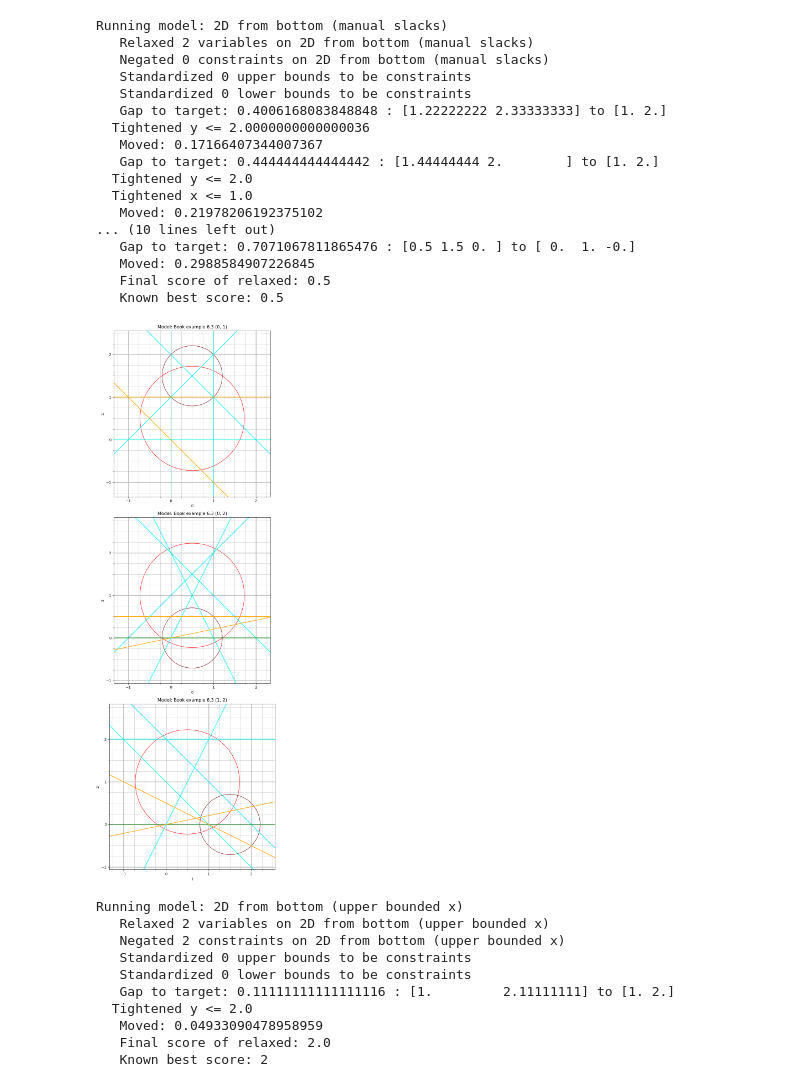
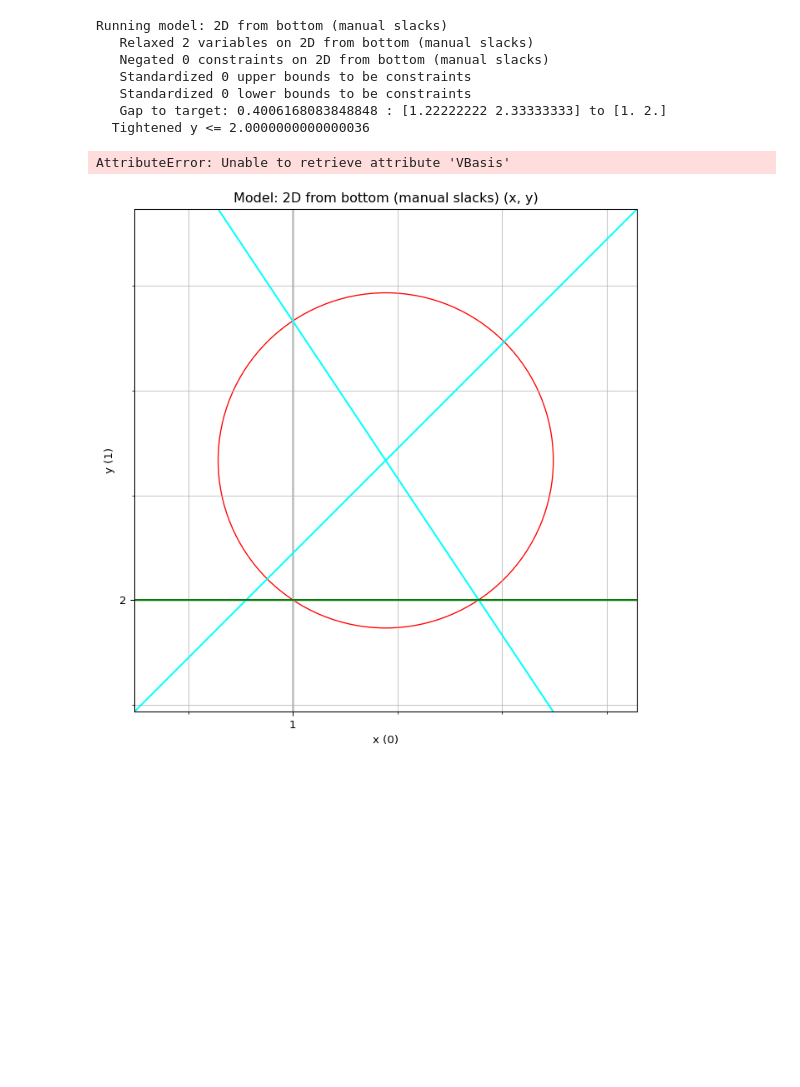
Before and after one commit to BrannonKing/intersection_cuts, a Jupyter notebook: main_nearest_feasible.ipynb, the cells around one changed output. Drawn from its saved outputs; the diff is of its cells as text; code cells hidden in the pictures; blank space fills up the shorter version.

```diff
--- a/main_nearest_feasible.ipynb
+++ b/main_nearest_feasible.ipynb
@@ -34,9 +34,9 @@ def add_balas_ball_cut(relaxed: gp.Model, target, integer_vars, integer_idx, plo
     if len(current) < 7:
         print("   Gap to target:", radius, ":", current, "to", target)
     else:
-        print("   Gap to target:", radius)
+        print("   Gap to target:", radius, "Score:", relaxed.getObjective().getValue())
     if plotter is not None:
-        plotter.add_ball(current, radius)
+        plotter.add_ball(radius)
 
     variables = relaxed.getVars()  # TODO: pass this in as it's expensive?
     constraints = relaxed.getConstrs()  # wish we didn't have to use this one
@@ -74,6 +74,7 @@ def add_balas_ball_cut(relaxed: gp.Model, target, integer_vars, integer_idx, plo
                     relaxed.update()
                     plotter.add_constraint(new_con, color='green')
 
+    relaxed.update()
     def find_variable(index):
         if index < len(variables):
             # handle inverted variables (SCIP and Gurobi both have this silliness)
@@ -107,7 +108,7 @@ def add_balas_ball_cut(relaxed: gp.Model, target, integer_vars, integer_idx, plo
             return 0.0
 
     full_current = sum(lengths[i] * find_variable_value(j) for i, j in enumerate(col_to_var))
-    print("   Moved:", radius - abs(full_current-1) / np.linalg.norm(lengths, norm))
+    print("   Moved:", (1-full_current) / np.linalg.norm(lengths, norm))
 
     # what does it mean to take a relaxed point in full space and compare only its want-to-be-integer components to another?
     if plotter is not None:
@@ -131,9 +132,11 @@ def run_cuts_to_relaxed_sol(instances, cut_function, bounds_tightening=True, loo
         int_vars, int_idx = gu.relax_int_or_bin_to_continuous(model)
         if bounds_tightening:
             gu.standardize_lt_to_gt(model)
-            gu.standardize_ub_to_constr(model)
-            gu.standardize_lb_to_constr(model)
+            cons1 = gu.standardize_ub_to_constr(model)
+            cons2 = gu.standardize_lb_to_constr(model)
             model.update()
+            for con in cons1 + cons2:
+                plotter.add_constraint(con, color='cyan')
 
         for i in range(loops):
             model.optimize()
@@ -194,28 +197,9 @@ Running model: 2D from top
 Running model: 2D from bottom (manual slacks)
    Relaxed 2 variables on 2D from bottom (manual slacks)
    Negated 0 constraints on 2D from bottom (manual slacks)
    Standardized 0 upper bounds to be constraints
    Standardized 0 lower bounds to be constraints
    Gap to target: 0.4006168083848848 : [1.22222222 2.33333333] to [1. 2.]
   Tightened y <= 2.0000000000000036
-   Moved: 0.17166407344007367
-   Gap to target: 0.444444444444442 : [1.44444444 2.        ] to [1. 2.]
-  Tightened y <= 2.0
-  Tightened x <= 1.0
-   Moved: 0.21978206192375102
-... (10 lines left out)
-   Gap to target: 0.7071067811865476 : [0.5 1.5 0. ] to [ 0.  1. -0.]
-   Moved: 0.2988584907226845
-   Final score of relaxed: 0.5
-   Known best score: 0.5
+AttributeError: Unable to retrieve attribute 'VBasis'
-[figure, old version]
+[figure, new version]
-Running model: 2D from bottom (upper bounded x)
-   Relaxed 2 variables on 2D from bottom (upper bounded x)
-   Negated 2 constraints on 2D from bottom (upper bounded x)
-   Standardized 0 upper bounds to be constraints
-   Standardized 0 lower bounds to be constraints
-   Gap to target: 0.11111111111111116 : [1.         2.11111111] to [1. 2.]
-  Tightened y <= 2.0
-   Moved: 0.04933090478958959
-   Final score of relaxed: 2.0
-   Known best score: 2
```
Also changed, not shown: parts of 3 cells of this notebook, 7 other files.
